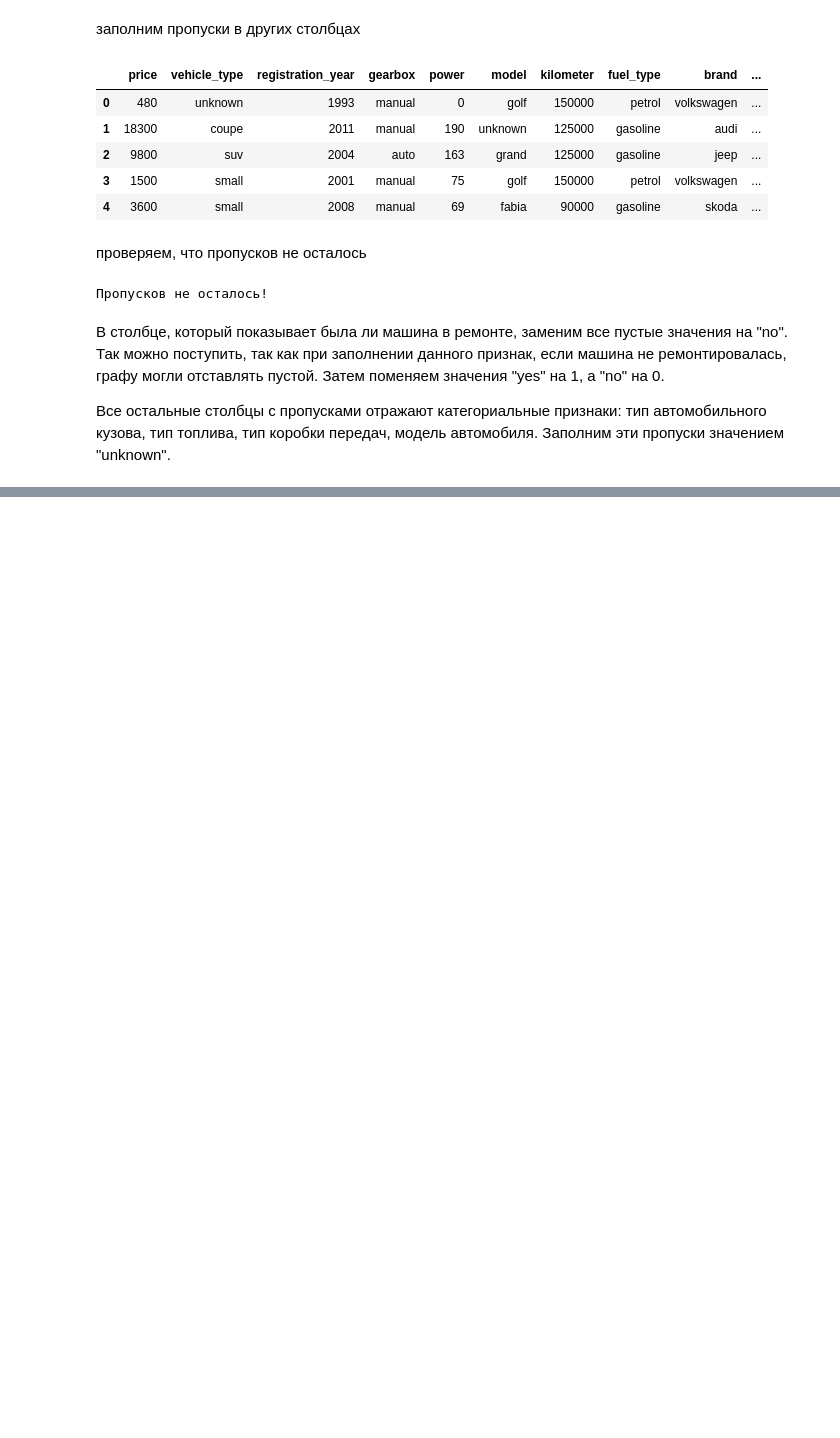
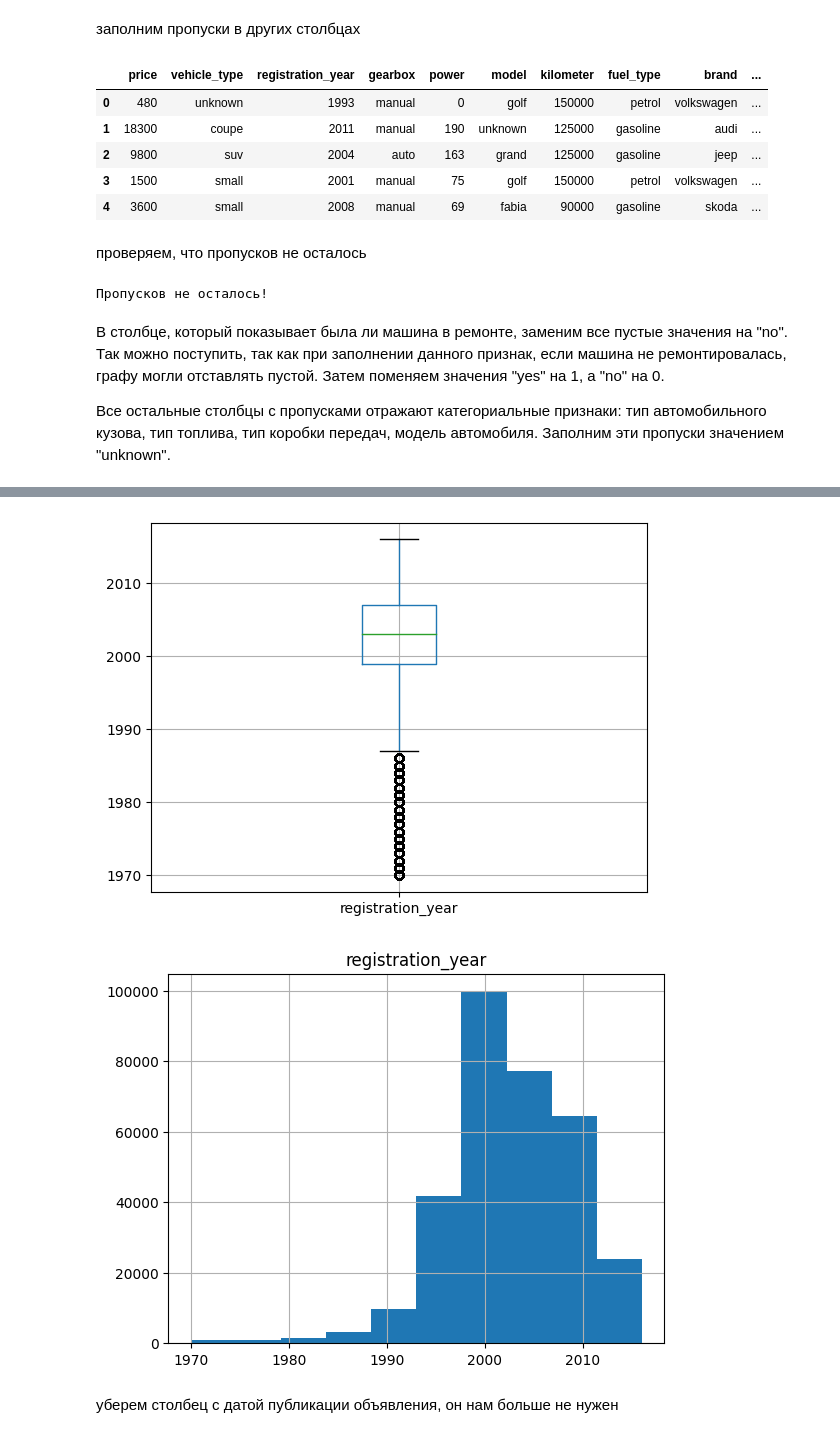
Before and after one commit to samurai921/task_sklearn, a Jupyter notebook: task_2/task_2.ipynb, the cells around one changed output, grey strips where cells are left out. Saved outputs shown, nothing was run; the diff lists cells and outputs as text; code cells hidden in the pictures; blank space fills up the shorter version.

```diff
--- a/task_2/task_2.ipynb
+++ b/task_2/task_2.ipynb
@@ -180,0 +243,12 @@ pass_value_barh(df)
+# %%
+df = df.query('1970 <= registration_year').reset_index(drop=True)
+# %%
+df.boxplot(column='registration_year')
+plt.show()
+df.hist(column='registration_year')
+plt.show()
+# %% [output]
+[figure, added]
+[figure, added]
+# %% [markdown]
+уберем столбец с датой публикации объявления, он нам больше не нужен
```
Also changed, not shown: parts of 67 cells of this notebook.
